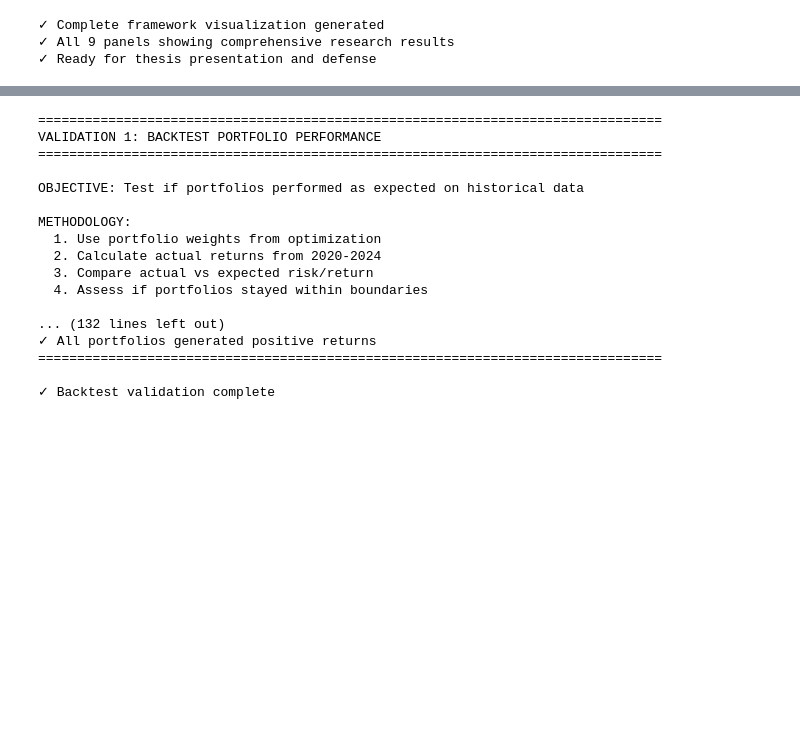
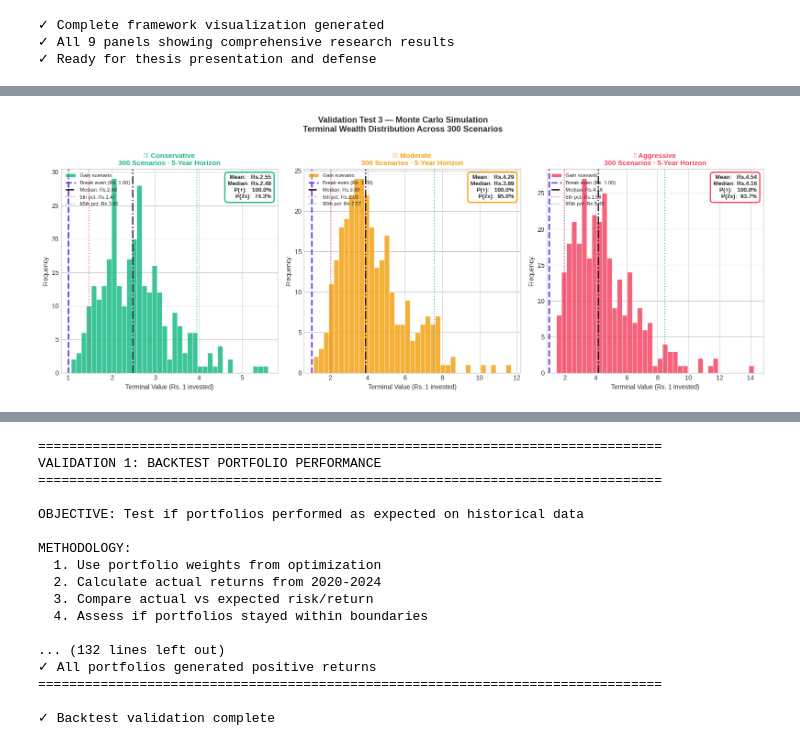
Before and after one commit to a-mashaa/Smart-Portfolio-Design-for-Young-Sri-Lankan-Investors, a Jupyter notebook: Smart_portfolio_framework/Portfolio Framework_Findings.ipynb, the cells around one changed output, grey strips where cells are left out. Cells and saved outputs as stored; diff of their text form; code cells hidden in the pictures; blank space fills up the shorter version.

```diff
--- a/Smart_portfolio_framework/Portfolio Framework_Findings.ipynb
+++ b/Smart_portfolio_framework/Portfolio Framework_Findings.ipynb
@@ -2884,0 +3673,65 @@ CELL 20: COMPREHENSIVE FRAMEWORK VISUALIZATION
+# %%
+# ─────────────────────────────────────────────────────────────────────────────
+# CELL 10 — MONTE CARLO: DISTRIBUTION PLOTS
+# ─────────────────────────────────────────────────────────────────────────────
+fig, axes = plt.subplots(1, 3, figsize=(16, 6))
+
+for ax, (pname, (mc, color, emoji)) in zip(axes, mc_results.items()):
+    vals = mc['vals']
+
+    # Split bins into gain/loss for dual coloring
+    bins = np.linspace(vals.min(), vals.max(), 40)
+
+    # Loss region (below break-even)
+    loss_vals = vals[vals < 1.0]
+    gain_vals = vals[vals >= 1.0]
+    if len(loss_vals) > 0:
+        ax.hist(loss_vals, bins=bins, color='#f43f5e',
+                alpha=0.6, label='Loss scenario', edgecolor='white',
+                linewidth=0.6)
+    ax.hist(gain_vals, bins=bins, color=color,
+            alpha=0.82, label='Gain scenario', edgecolor='white',
+            linewidth=0.6)
+
+    # Break-even line
+    ax.axvline(1.0, color='#6c3de8', lw=2.5, ls='--',
+               label='Break-even (Rs. 1.00)')
+
+    # Median line
+    ax.axvline(mc['median'], color='#18172b', lw=2, ls='-.',
+               label=f"Median: Rs.{mc['median']:.2f}")
+
+    # Worst / Best case markers
+    ax.axvline(mc['p5'],  color='#f43f5e', lw=1.5, ls=':',
+               alpha=0.8, label=f"5th pct: Rs.{mc['p5']:.2f}")
+    ax.axvline(mc['p95'], color='#10b981', lw=1.5, ls=':',
+               alpha=0.8, label=f"95th pct: Rs.{mc['p95']:.2f}")
+
+    # Stats box
+    stats_text = (f"Mean:   Rs.{mc['mean']:.2f}\n"
+                  f"Median: Rs.{mc['median']:.2f}\n"
+                  f"P(+):   {mc['prob_positive']*100:.1f}%\n"
+                  f"P(2x):  {mc['prob_double']*100:.1f}%")
+    ax.text(0.97, 0.97, stats_text,
+            transform=ax.transAxes, ha='right', va='top',
+            fontsize=9, fontweight='bold',
+            bbox=dict(boxstyle='round,pad=0.5', facecolor='white',
+                      edgecolor=color, alpha=0.95, linewidth=2))
+
+    ax.set_xlabel('Terminal Value (Rs. 1 invested)', fontsize=10)
+    ax.set_ylabel('Frequency', fontsize=10)
+    ax.set_title(f'{emoji} {pname}\n'
+                 f'{N_SIM} Scenarios · {N_YEARS}-Year Horizon',
+                 fontsize=11, fontweight='bold', color=color)
+    ax.legend(fontsize=8, loc='upper left',
+              framealpha=0.9, edgecolor=color)
+
+plt.suptitle('Validation Test 3 — Monte Carlo Simulation\n'
+             'Terminal Wealth Distribution Across 300 Scenarios',
+             fontsize=13, fontweight='bold', y=1.02)
+plt.tight_layout()
+plt.savefig('validation_test3_mc_distributions.png',
+            dpi=150, bbox_inches='tight')
+plt.show()
+# %% [output]
+[figure, added]
```
Also changed, not shown: parts of 14 cells of this notebook.
